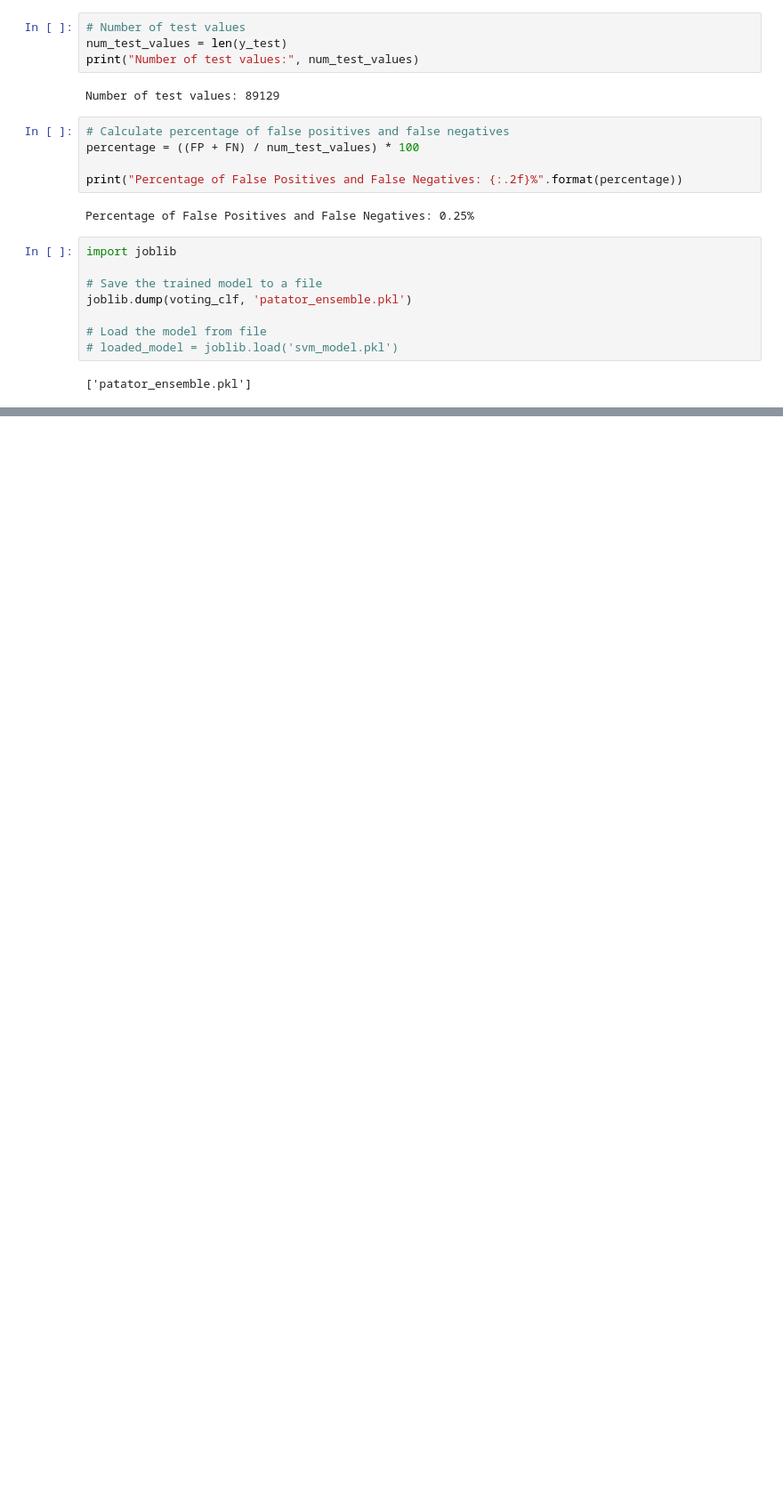
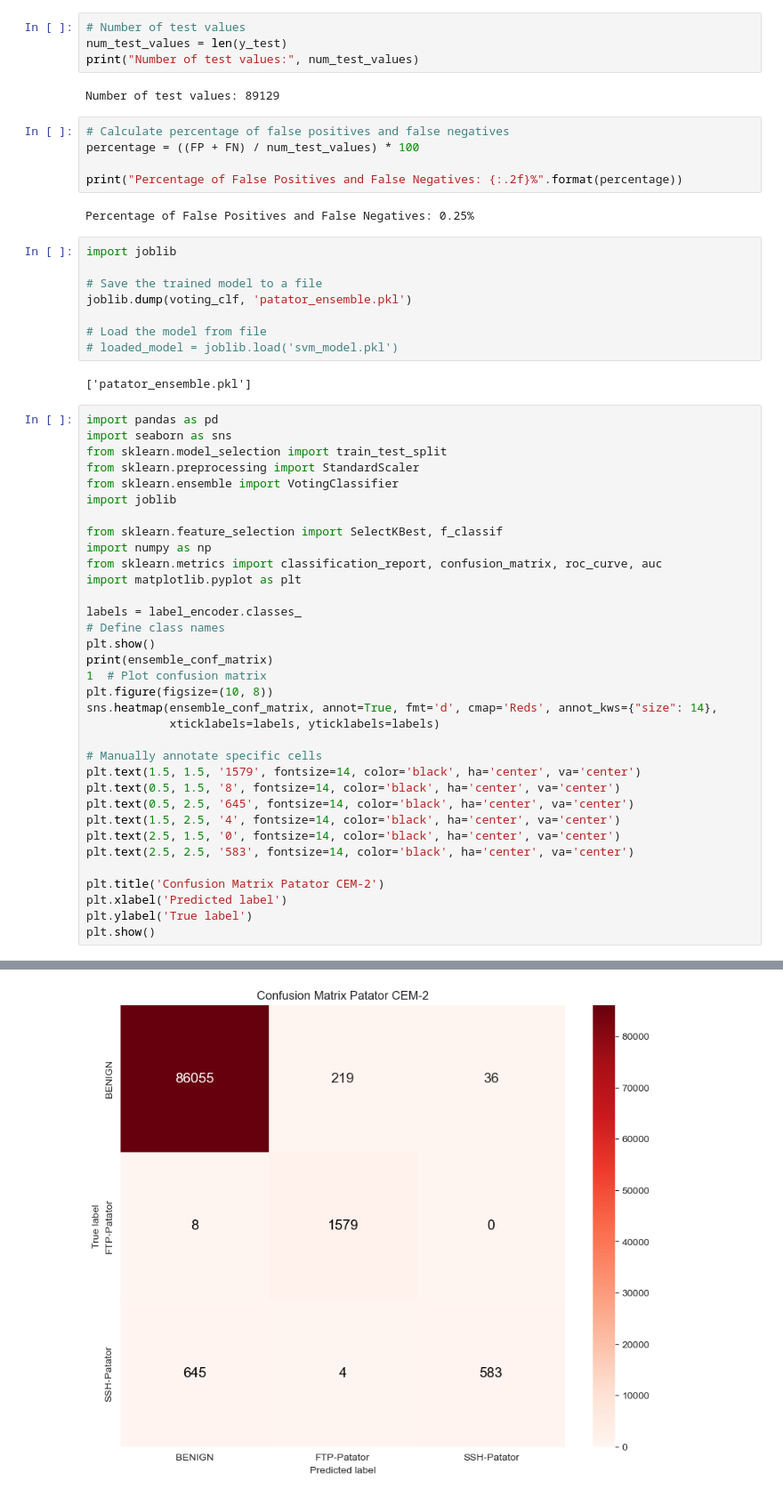
Before and after one commit to suchithkurra/HoneyPot_research_code, a Jupyter notebook: models/patator_ensemble.ipynb, the cells around one changed output, grey strips where cells are left out. Shown: that part at 89% size. Saved outputs shown, nothing was run; the diff lists cells and outputs as text; blank space fills up the shorter version.

```diff
--- a/models/patator_ensemble.ipynb
+++ b/models/patator_ensemble.ipynb
@@ -190,3 +215,38 @@ joblib.dump(voting_clf, 'patator_ensemble.pkl')
 # loaded_model = joblib.load('svm_model.pkl')
 # %% [output]
 ['patator_ensemble.pkl']
+# %%
+import pandas as pd
+import seaborn as sns
+from sklearn.model_selection import train_test_split
+from sklearn.preprocessing import StandardScaler
+from sklearn.ensemble import VotingClassifier
+import joblib
+
+from sklearn.feature_selection import SelectKBest, f_classif
+import numpy as np
+from sklearn.metrics import classification_report, confusion_matrix, roc_curve, auc
+import matplotlib.pyplot as plt
+
+labels = label_encoder.classes_
+# Define class names
+plt.show()
+print(ensemble_conf_matrix)
+1  # Plot confusion matrix
+plt.figure(figsize=(10, 8))
+sns.heatmap(ensemble_conf_matrix, annot=True, fmt='d', cmap='Reds', annot_kws={"size": 14},
+            xticklabels=labels, yticklabels=labels)
+
+# Manually annotate specific cells
+plt.text(1.5, 1.5, '1579', fontsize=14, color='black', ha='center', va='center')
+plt.text(0.5, 1.5, '8', fontsize=14, color='black', ha='center', va='center')
+plt.text(0.5, 2.5, '645', fontsize=14, color='black', ha='center', va='center')
+plt.text(1.5, 2.5, '4', fontsize=14, color='black', ha='center', va='center')
+plt.text(2.5, 1.5, '0', fontsize=14, color='black', ha='center', va='center')
+plt.text(2.5, 2.5, '583', fontsize=14, color='black', ha='center', va='center')
+
+plt.title('Confusion Matrix Patator CEM-2')
+plt.xlabel('Predicted label')
+plt.ylabel('True label')
+plt.show()
+# %% [output]
@@ -192,0 +256 @@ joblib.dump(voting_clf, 'patator_ensemble.pkl')
+[figure, added]
```
Also changed, not shown: parts of 3 cells of this notebook, 22 other files.
